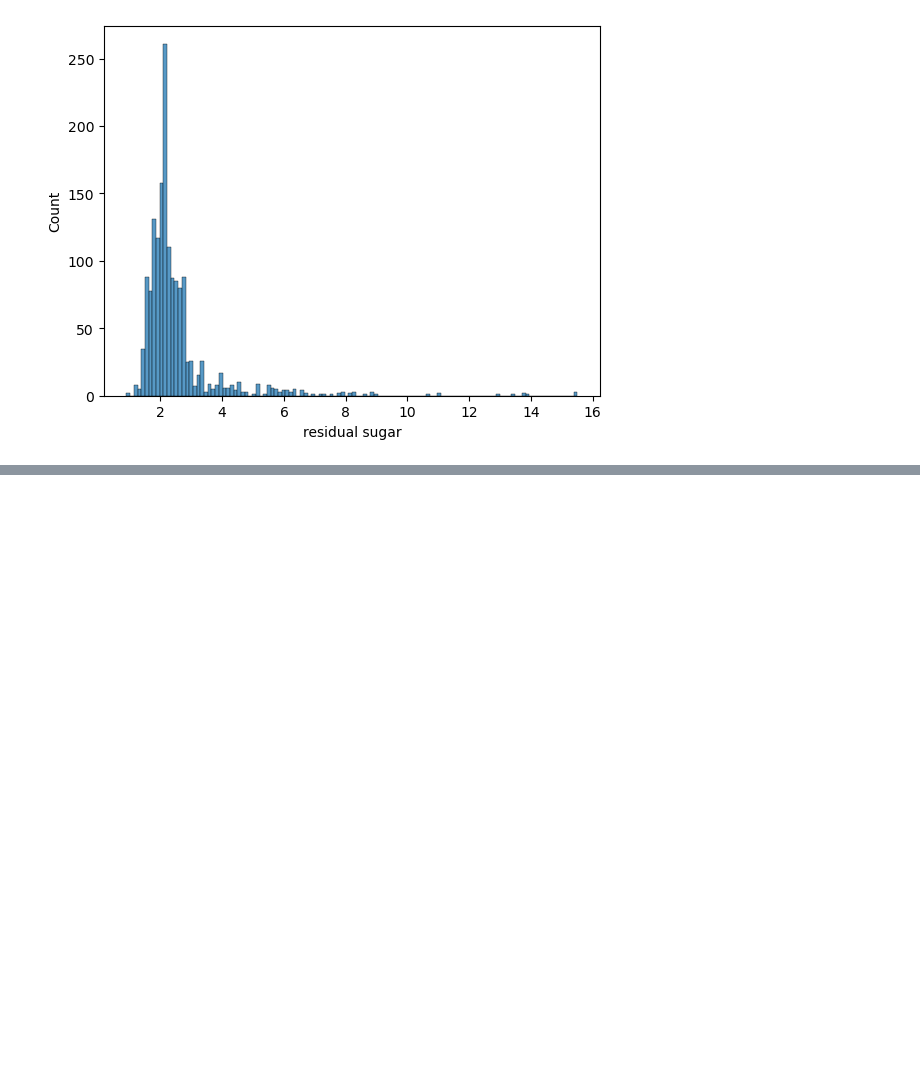
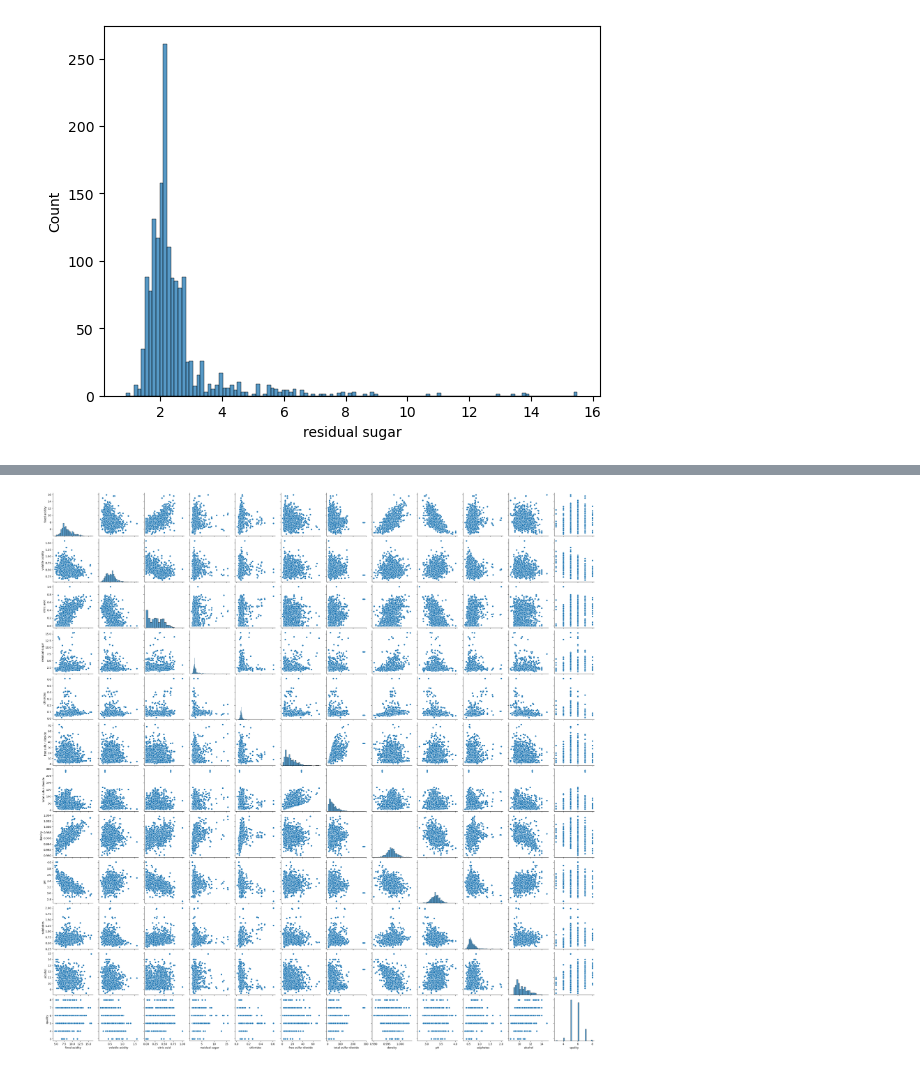
Before and after one commit to Sudha25a/Projects-2, a Jupyter notebook: Redwine.ipynb, the cells around one changed output, grey strips where cells are left out. Cells and saved outputs as stored; diff of their text form; code cells hidden in the pictures; blank space fills up the shorter version.

```diff
--- a/Redwine.ipynb
+++ b/Redwine.ipynb
@@ -108,0 +123,5 @@ sns.histplot(x='residual sugar', data=Redwine)
+# %%
+sns.pairplot(Redwine)
+plt.show()
+# %% [output]
+[figure, added]
```
Also changed, not shown: parts of 3 cells of this notebook, 1 other file.
